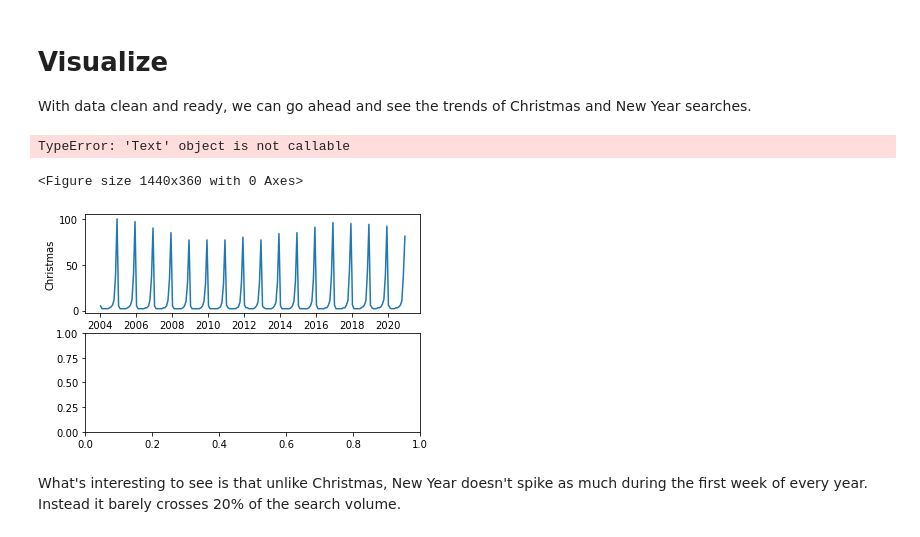
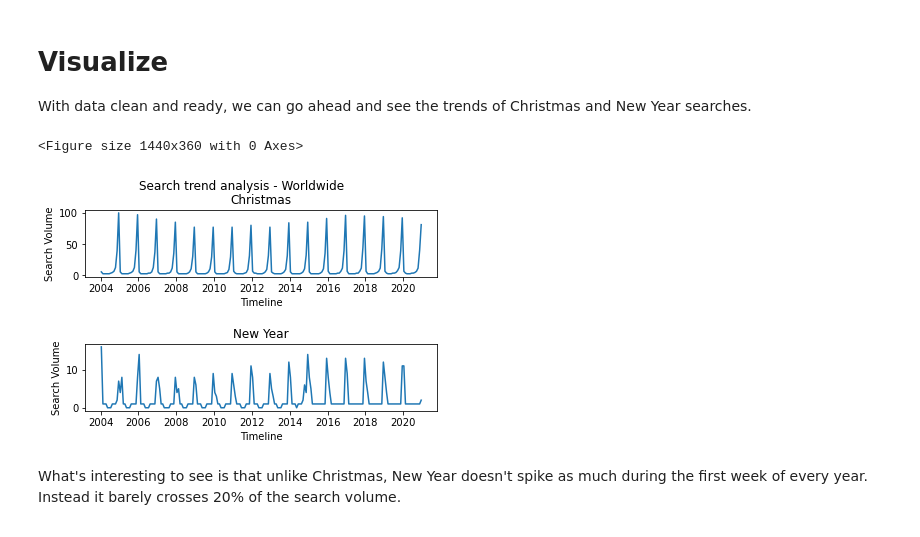
Before and after one commit to anveshsaxena/Christmas-vs-New_Year, a Jupyter notebook: christmas-v-s-new-year.ipynb, the cells around one changed output. Cells and saved outputs as stored; diff of their text form; code cells hidden in the pictures.

```diff
--- a/christmas-v-s-new-year.ipynb
+++ b/christmas-v-s-new-year.ipynb
@@ -78,23 +78,28 @@ With data clean and ready, we can go ahead and see the trends of Christmas and N
 # %%
 from matplotlib import pyplot as plt
 import seaborn as sns
 
 plt.figure(figsize=(20,5))
 
 fig, axs = plt.subplots(nrows = 2)
 sns.lineplot(x="Date", y="Christmas", data=data_ww, ax= axs[0])
 axs[0].title.set_text("Christmas")
+axs[0].set_xlabel("Timeline")
+axs[0].set_ylabel("Search Volume")
+
+sns.lineplot(x="Date", y="New_Year", data=data_ww, ax= axs[1])
 axs[1].title.set_text("New Year")
-sns.lineplot(x="Date", y="New_Year", data=data_ww, ax= axs[1])
-fig.suptitle("Christmas v/s New Year")
-#,{"fontsize":30, "fontweight": "bold"}
-plt.xlabel("Timeline",{"fontsize":15})
-plt.ylabel("Normalized Data",{"fontsize":15})
+axs[1].set_xlabel("Timeline")
+axs[1].set_ylabel("Search Volume")
+
+fig.suptitle("Search trend analysis - Worldwide")
+plt.tight_layout(pad=2)
+#plt.xlabel("Timeline")
+#plt.ylabel("Normalized data")
 plt.show()
 # %% [output]
-TypeError: 'Text' object is not callable
+<Figure size 1440x360 with 0 Axes>
-<Figure size 1440x360 with 0 Axes>
-[figure, old version]
+[figure, new version]
 # %% [markdown]
 What's interesting to see is that unlike Christmas, New Year doesn't spike as much during the first week of every year. Instead it barely crosses 20% of the search volume.
 # %%
```
Also changed, not shown: parts of 11 cells of this notebook.
